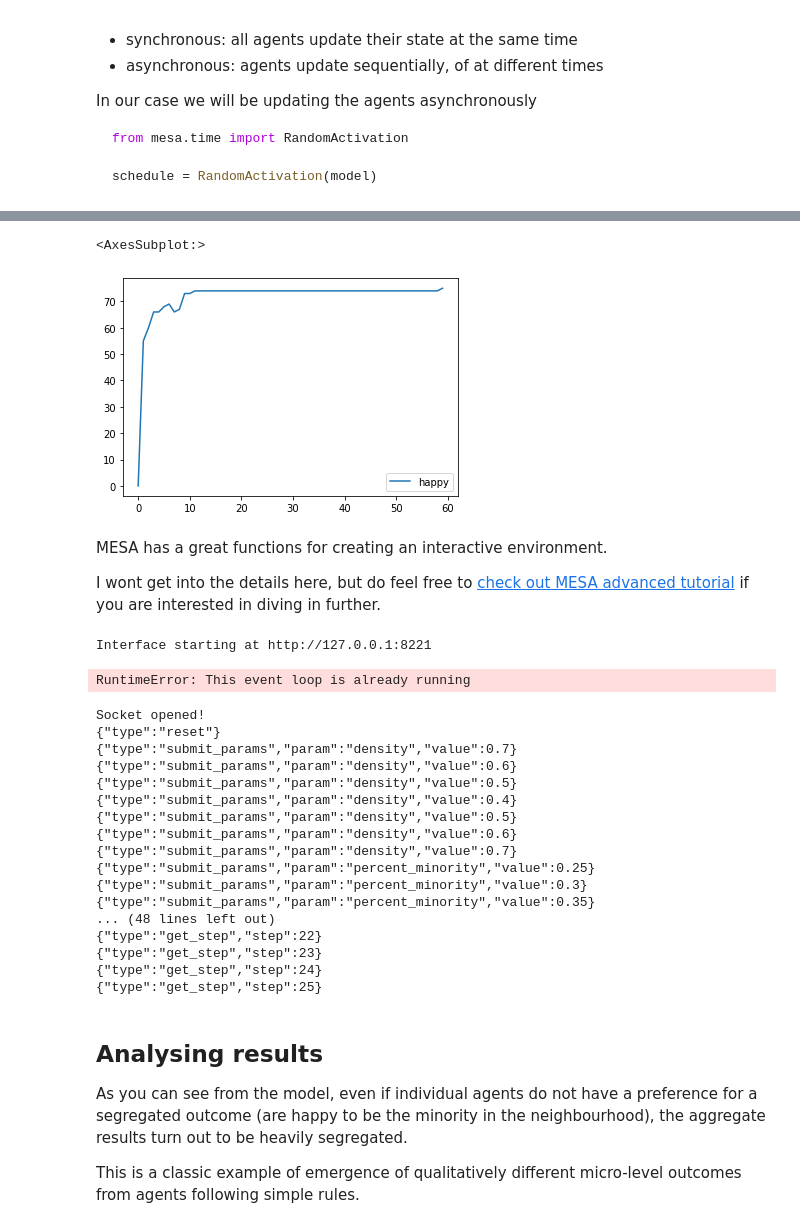
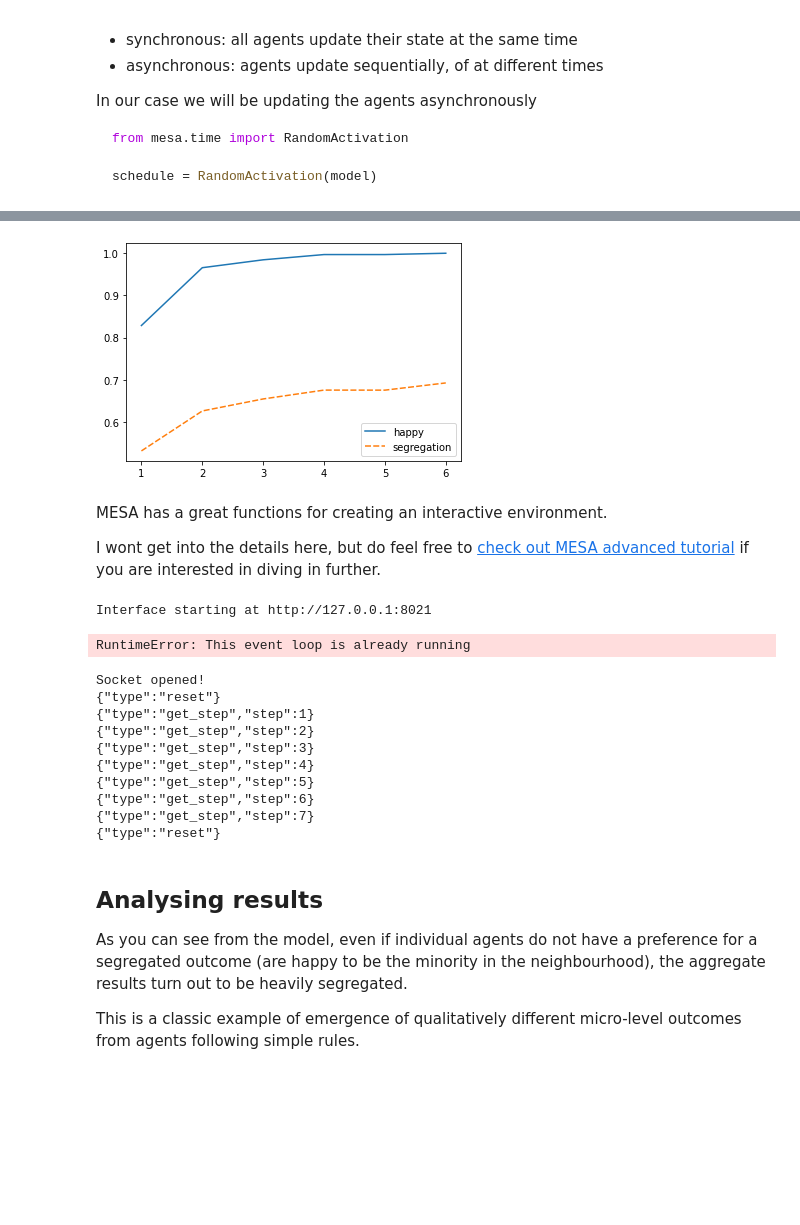
Before and after one commit to mateoneira/urban_simulation, a Jupyter notebook: practicals/week 5/Intro to ABM.ipynb, the cells around one changed output, grey strips where cells are left out. Cells and saved outputs as stored; diff of their text form; code cells hidden in the pictures; blank space fills up the shorter version.

````diff
--- a/practicals/week 5/Intro to ABM.ipynb
+++ b/practicals/week 5/Intro to ABM.ipynb
@@ -184,13 +223,18 @@ class Schelling(Model):
         self.schedule = RandomActivation(self)
 
         #setup the data collector to gather information about all agents
-        self.happy = 0
         self.datacollector = DataCollector(
-            {'happy': 'happy'},
-            {'x': lambda a: a.pos[0], 'y': lambda a: a.pos[1]}
+            {'happy': lambda m: self.happy(),
+             'segregation': lambda m: self.segregation(),
+            },
+            {'x': lambda a: a.pos[0],
+             'y': lambda a: a.pos[1],
+             'num_similar': lambda a: a.similar_neighbours,
+             'total_neighbours':lambda a: a.total_neighbours
+            }
         )
 
-        #setup agents
+        #setup agents by iterating through the grid and placing agents at random
         for cell in self.grid.coord_iter():
             #each sell is a tuple with 3 values (agent, x, y)
             x = cell[1]
@@ -216,13 +260,32 @@ class Schelling(Model):
         self.datacollector.collect(self)
 
     def step(self):
-        self.happy = 0
         self.schedule.step()
 
         self.datacollector.collect(self)
 
-        if self.happy == self.schedule.get_agent_count():
+        if self.happy() == 1.0:
             self.running = False
+
+    def happy(self):
+        '''
+        Helper method to measure percent of happy agents
+        '''
+        happy = 0
+        for agent in self.schedule.agents:
+            if agent.happy:
+                happy +=1
+        return happy / self.schedule.get_agent_count()
+
+    def segregation(self):
+        '''
+        Helper method to measure total segregation
+        '''
+        segregation  = 0
+        for agent in self.schedule.agents:
+            if agent.total_neighbours !=0:
+                segregation += agent.similar_neighbours / agent.total_neighbours
+        return segregation / self.schedule.get_agent_count()
 # %% [markdown]
 Now thats our model!
 
@@ -233,7 +296,7 @@ model = Schelling((10,10), 0.8,0.2,3)
 ```
 # %%
 #we instantiate our model with the parameters of interest
-model = Schelling((10,10), 0.8,0.2,3)
+model = Schelling((20,20), 0.8,0.5,0.3)
 
 #we run our model
 #notice we run it in a while loop
@@ -288,8 +351,8 @@ model_out.head()
 # %%
-sns.lineplot(data=model_out)
+sns.lineplot(data=model_out.iloc[1:])
+plt.show()
 # %% [output]
-<AxesSubplot:>
-[figure, old version]
+[figure, new version]
 # %% [markdown]
 MESA has a great functions for creating an interactive environment.
 
@@ -333,28 +396,21 @@ server = ModularServer(Schelling,
                        [canvas_element, out_element, happy_chart],
                        "Schelling", model_params)
 # %%
-server.port = 8221 # The default
+server.port = 8021 # The default
 server.launch()
 # %% [output]
-Interface starting at http://127.0.0.1:8221
+Interface starting at http://127.0.0.1:8021
 RuntimeError: This event loop is already running
 Socket opened!
 {"type":"reset"}
-{"type":"submit_params","param":"density","value":0.7}
-{"type":"submit_params","param":"density","value":0.6}
-{"type":"submit_params","param":"density","value":0.5}
-{"type":"submit_params","param":"density","value":0.4}
-{"type":"submit_params","param":"density","value":0.5}
-{"type":"submit_params","param":"density","value":0.6}
-{"type":"submit_params","param":"density","value":0.7}
-{"type":"submit_params","param":"percent_minority","value":0.25}
-{"type":"submit_params","param":"percent_minority","value":0.3}
-{"type":"submit_params","param":"percent_minority","value":0.35}
-... (48 lines left out)
-{"type":"get_step","step":22}
-{"type":"get_step","step":23}
-{"type":"get_step","step":24}
-{"type":"get_step","step":25}
+{"type":"get_step","step":1}
+{"type":"get_step","step":2}
+{"type":"get_step","step":3}
+{"type":"get_step","step":4}
+{"type":"get_step","step":5}
+{"type":"get_step","step":6}
+{"type":"get_step","step":7}
+{"type":"reset"}
 # %% [markdown]
 ## Analysing results
 
````
Also changed, not shown: parts of 23 cells of this notebook.
